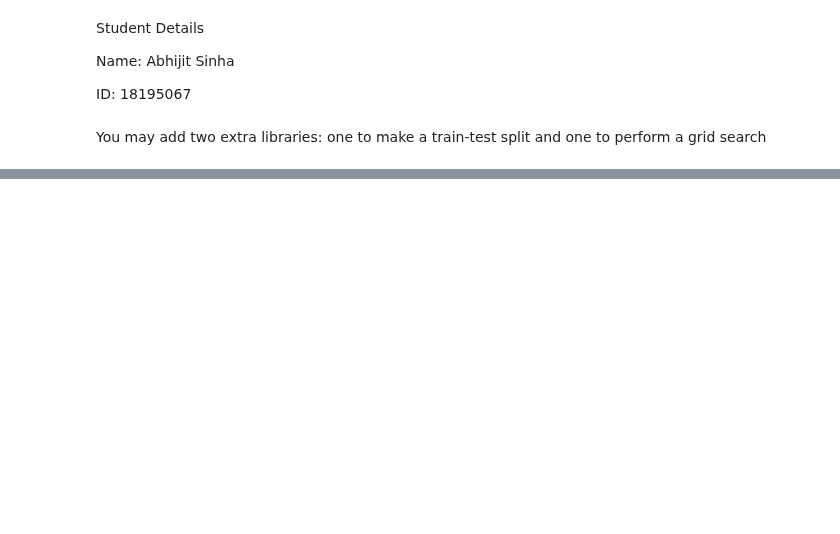
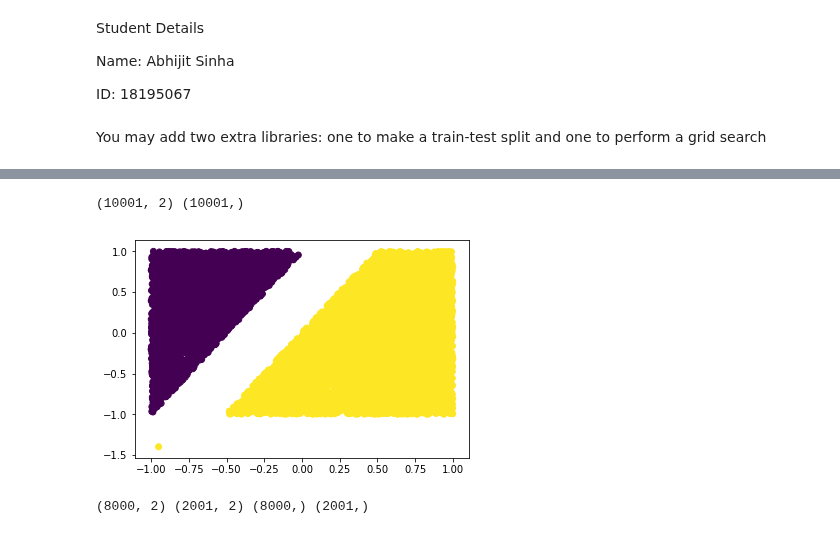
Before and after one commit to vipulpopat/MSCAI_Sem1_Etivity5, a Jupyter notebook: Etivity5_CE6002_18195067.ipynb, the cells around one changed output, grey strips where cells are left out. Drawn from its saved outputs; the diff is of its cells as text; code cells hidden in the pictures; blank space fills up the shorter version.

```diff
--- a/Etivity5_CE6002_18195067.ipynb
+++ b/Etivity5_CE6002_18195067.ipynb
@@ -16,0 +27,9 @@ Sample code to plot SVM margin, 'gutters' and support vectors
+# %%
+# Open the dataset_1 csv  file and import data
+with open("dataset_1.csv" , 'r') as f1:
+    first_line = f1.readline()
+    data1 = np.loadtxt(fname=f1, delimiter=',')
+
+print(data1.shape)
+
+data1[0:5,:]
@@ -17 +43,17 @@ Sample code to plot SVM margin, 'gutters' and support vectors
+# %%
+# Target class stored in y
+y1 = data1[:,-1]
+
+# Input samples stored in X
+X1 = data1[:,1:3]
+
+print(X1.shape, y1.shape)
+# %% [output]
+(10001, 2) (10001,)
+# %%
+plt.figure()
+plt.scatter(X1[:,0], X1[:,1], c=y1)
+plt.show()
+# %% [output]
+[figure, added]
 # %%
@@ -39,0 +115,7 @@ ax.scatter(clf.best_estimator_.support_vectors_[:, 0], clf.best_estimator_.suppo
+# %%
+# Split the data into train and test set
+X1_train, X1_test, y1_train, y1_test = train_test_split(X1, y1, test_size=0.2, shuffle=True, stratify=y1, random_state=5)
+
+print(X1_train.shape, X1_test.shape, y1_train.shape, y1_test.shape)
+# %% [output]
+(8000, 2) (2001, 2) (8000,) (2001,)
```
Also changed, not shown: parts of 21 cells of this notebook, 1 other file.
